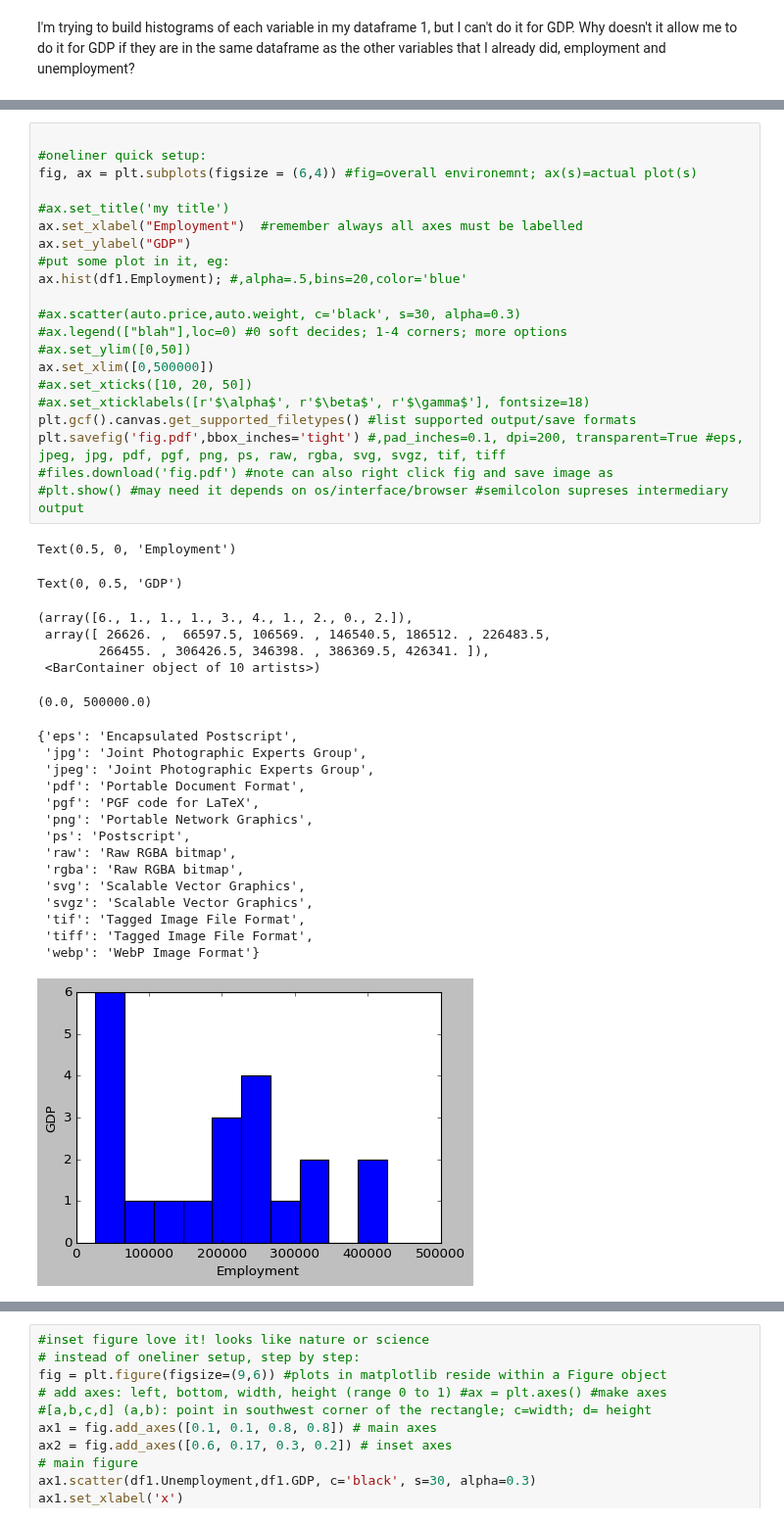
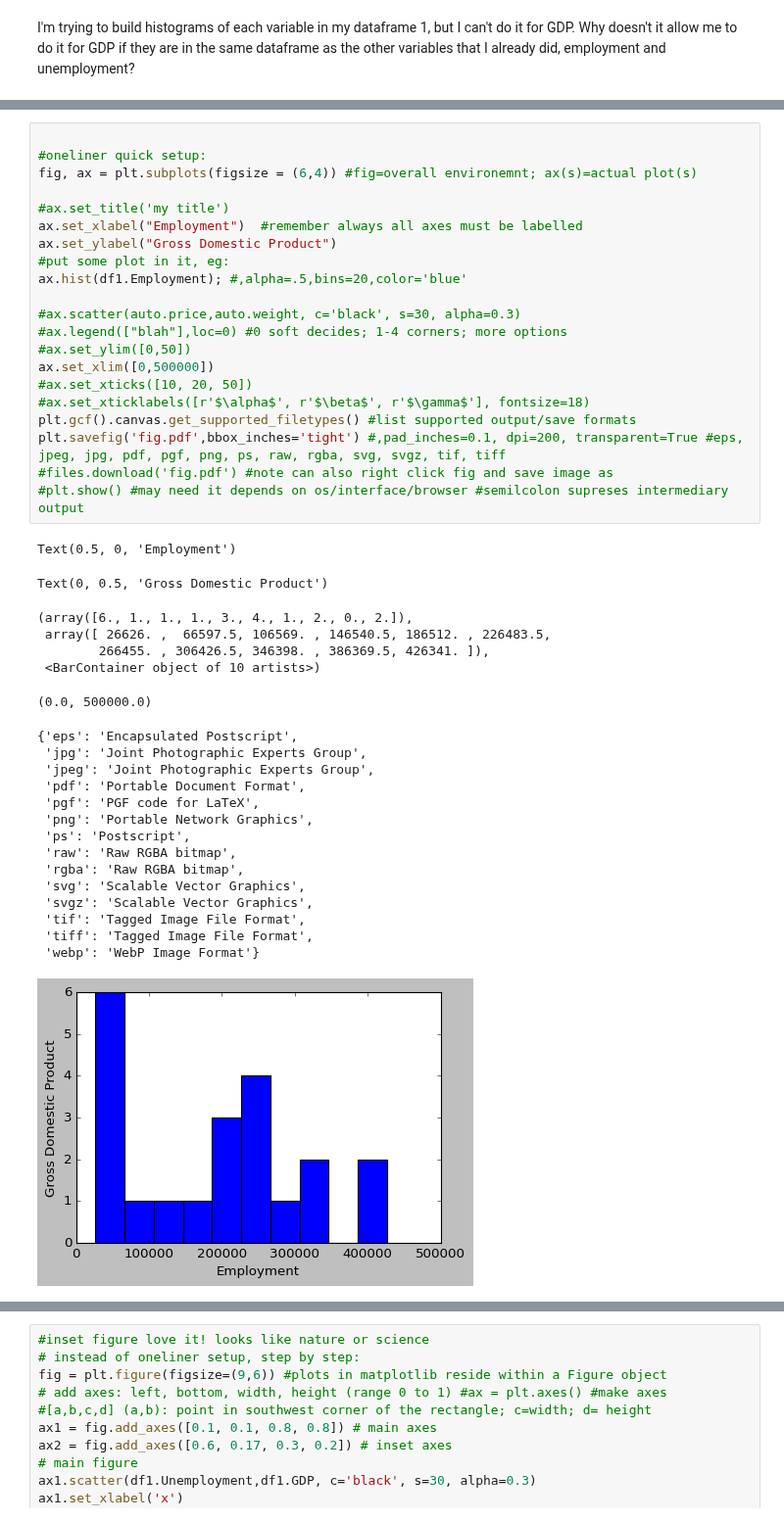
Before and after one commit to shirleyrutgers/DataVis, a Jupyter notebook: PS2.ipynb, the cells around one changed output, grey strips where cells are left out. Shown at 98% size. Drawn from its saved outputs; the diff is of its cells as text.

```diff
--- a/PS2.ipynb
+++ b/PS2.ipynb
@@ -697,7 +715,7 @@ fig, ax = plt.subplots(figsize = (6,4)) #fig=overall environemnt; ax(s)=actual p
 
 #ax.set_title('my title')
 ax.set_xlabel("Employment")  #remember always all axes must be labelled
-ax.set_ylabel("GDP")
+ax.set_ylabel("Gross Domestic Product")
 #put some plot in it, eg:
 ax.hist(df1.Employment); #,alpha=.5,bins=20,color='blue'
 
@@ -705,35 +723,35 @@ ax.hist(df1.Employment); #,alpha=.5,bins=20,color='blue'
 #ax.legend(["blah"],loc=0) #0 soft decides; 1-4 corners; more options
 #ax.set_ylim([0,50])
 ax.set_xlim([0,500000])
 #ax.set_xticks([10, 20, 50])
 #ax.set_xticklabels([r'$\alpha$', r'$\beta$', r'$\gamma$'], fontsize=18)
 plt.gcf().canvas.get_supported_filetypes() #list supported output/save formats
 plt.savefig('fig.pdf',bbox_inches='tight') #,pad_inches=0.1, dpi=200, transparent=True #eps, jpeg, jpg, pdf, pgf, png, ps, raw, rgba, svg, svgz, tif, tiff
 #files.download('fig.pdf') #note can also right click fig and save image as
 #plt.show() #may need it depends on os/interface/browser #semilcolon supreses intermediary output
 # %% [output]
 Text(0.5, 0, 'Employment')
-Text(0, 0.5, 'GDP')
+Text(0, 0.5, 'Gross Domestic Product')
 (array([6., 1., 1., 1., 3., 4., 1., 2., 0., 2.]),
  array([ 26626. ,  66597.5, 106569. , 146540.5, 186512. , 226483.5,
         266455. , 306426.5, 346398. , 386369.5, 426341. ]),
  <BarContainer object of 10 artists>)
 (0.0, 500000.0)
 {'eps': 'Encapsulated Postscript',
  'jpg': 'Joint Photographic Experts Group',
  'jpeg': 'Joint Photographic Experts Group',
  'pdf': 'Portable Document Format',
  'pgf': 'PGF code for LaTeX',
  'png': 'Portable Network Graphics',
  'ps': 'Postscript',
  'raw': 'Raw RGBA bitmap',
  'rgba': 'Raw RGBA bitmap',
  'svg': 'Scalable Vector Graphics',
  'svgz': 'Scalable Vector Graphics',
  'tif': 'Tagged Image File Format',
  'tiff': 'Tagged Image File Format',
  'webp': 'WebP Image Format'}
-[figure, old version]
+[figure, new version]
 # %%
 
 #oneliner quick setup:
```
Also changed, not shown: parts of 4 cells of this notebook.
